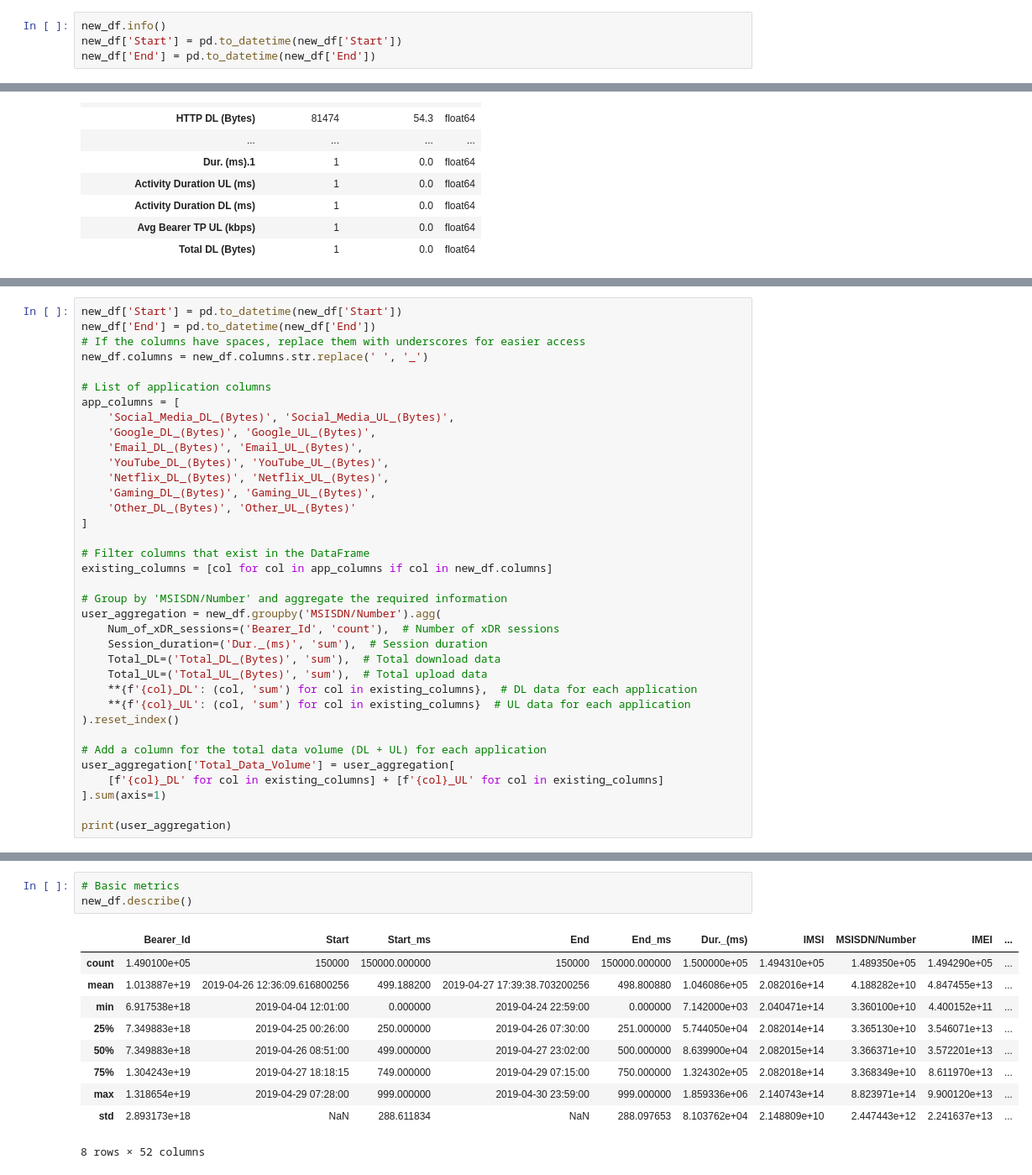
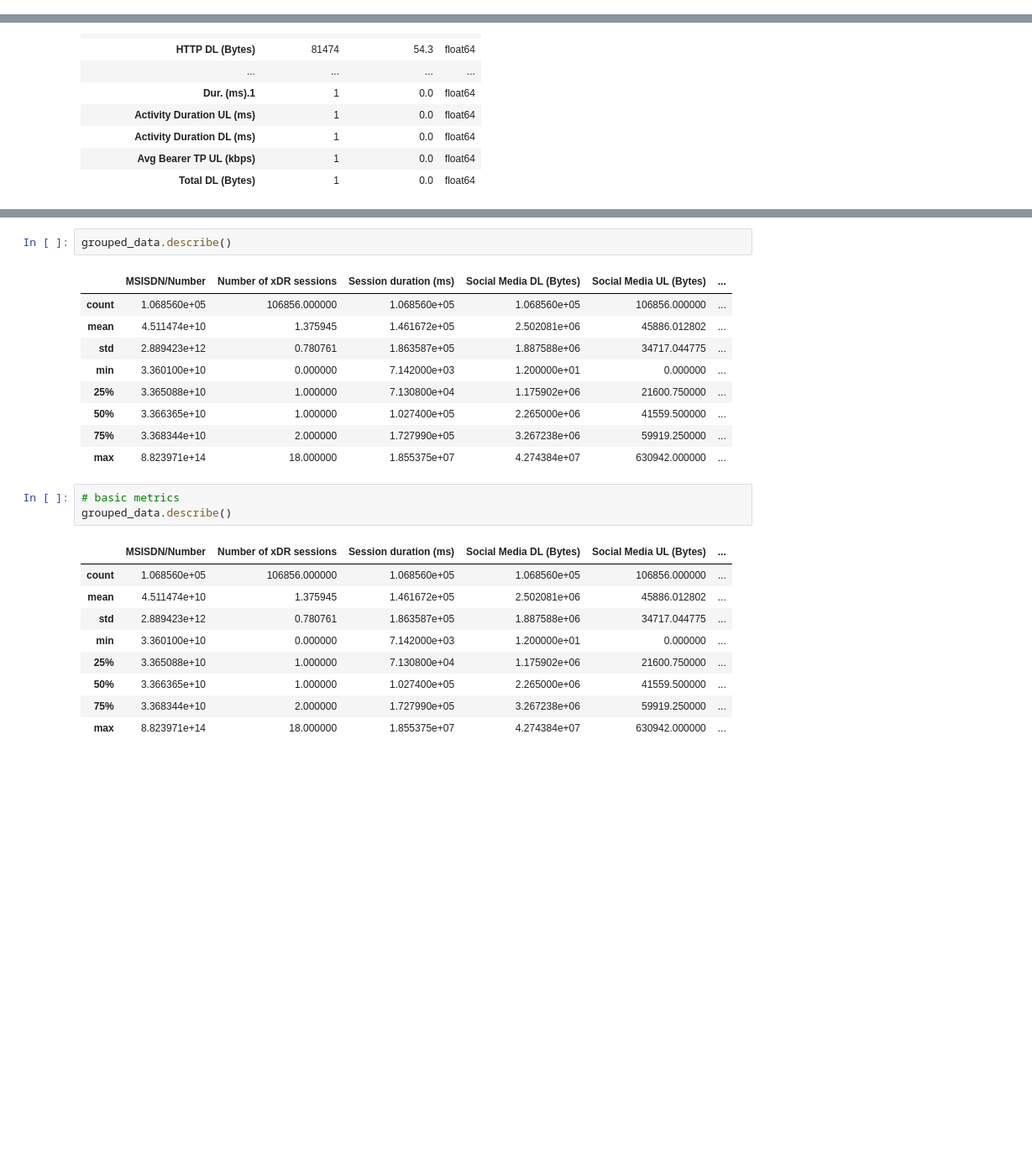
Before and after one commit to JaraGu/-Telecom-User-Analytics, a Jupyter notebook: notebooks/analysis.ipynb, the cells around one changed output, grey strips where cells are left out. Shown at 84% size. Cells and saved outputs as stored; diff of their text form; blank space fills up the shorter version.

```diff
--- a/notebooks/analysis.ipynb
+++ b/notebooks/analysis.ipynb
@@ -31,7 +33,3 @@ df.head()
 5 rows × 55 columns
 # %%
 new_df=df.copy()
-# %%
-new_df.info()
-new_df['Start'] = pd.to_datetime(new_df['Start'])
-new_df['End'] = pd.to_datetime(new_df['End'])
@@ -192,36 +128,0 @@ Aggregate per user the following information in the column
-# %%
-new_df['Start'] = pd.to_datetime(new_df['Start'])
-new_df['End'] = pd.to_datetime(new_df['End'])
-# If the columns have spaces, replace them with underscores for easier access
-new_df.columns = new_df.columns.str.replace(' ', '_')
-
-# List of application columns
-app_columns = [
-    'Social_Media_DL_(Bytes)', 'Social_Media_UL_(Bytes)',
-    'Google_DL_(Bytes)', 'Google_UL_(Bytes)',
-    'Email_DL_(Bytes)', 'Email_UL_(Bytes)',
-    'YouTube_DL_(Bytes)', 'YouTube_UL_(Bytes)',
-    'Netflix_DL_(Bytes)', 'Netflix_UL_(Bytes)',
-    'Gaming_DL_(Bytes)', 'Gaming_UL_(Bytes)',
-    'Other_DL_(Bytes)', 'Other_UL_(Bytes)'
-]
-
-# Filter columns that exist in the DataFrame
-existing_columns = [col for col in app_columns if col in new_df.columns]
-
-# Group by 'MSISDN/Number' and aggregate the required information
-user_aggregation = new_df.groupby('MSISDN/Number').agg(
-    Num_of_xDR_sessions=('Bearer_Id', 'count'),  # Number of xDR sessions
-    Session_duration=('Dur._(ms)', 'sum'),  # Session duration
-    Total_DL=('Total_DL_(Bytes)', 'sum'),  # Total download data
-    Total_UL=('Total_UL_(Bytes)', 'sum'),  # Total upload data
-    **{f'{col}_DL': (col, 'sum') for col in existing_columns},  # DL data for each application
-    **{f'{col}_UL': (col, 'sum') for col in existing_columns}  # UL data for each application
-).reset_index()
-
-# Add a column for the total data volume (DL + UL) for each application
-user_aggregation['Total_Data_Volume'] = user_aggregation[
-    [f'{col}_DL' for col in existing_columns] + [f'{col}_UL' for col in existing_columns]
-].sum(axis=1)
-
-print(user_aggregation)
@@ -246,14 +181,25 @@ print(user_aggregation)
+# %%
+grouped_data.describe()
+# %% [output]
+|  | MSISDN/Number | Number of xDR sessions | Session duration (ms) | Social Media DL (Bytes) | Social Media UL (Bytes) | ... |
+| count | 1.068560e+05 | 106856.000000 | 1.068560e+05 | 1.068560e+05 | 106856.000000 | ... |
+| mean | 4.511474e+10 | 1.375945 | 1.461672e+05 | 2.502081e+06 | 45886.012802 | ... |
+| std | 2.889423e+12 | 0.780761 | 1.863587e+05 | 1.887588e+06 | 34717.044775 | ... |
+| min | 3.360100e+10 | 0.000000 | 7.142000e+03 | 1.200000e+01 | 0.000000 | ... |
+| 25% | 3.365088e+10 | 1.000000 | 7.130800e+04 | 1.175902e+06 | 21600.750000 | ... |
+| 50% | 3.366365e+10 | 1.000000 | 1.027400e+05 | 2.265000e+06 | 41559.500000 | ... |
+| 75% | 3.368344e+10 | 2.000000 | 1.727990e+05 | 3.267238e+06 | 59919.250000 | ... |
+| max | 8.823971e+14 | 18.000000 | 1.855375e+07 | 4.274384e+07 | 630942.000000 | ... |
 # %%
-# Basic metrics
-new_df.describe()
+# basic metrics
+grouped_data.describe()
 # %% [output]
-|  | Bearer_Id | Start | Start_ms | End | End_ms | Dur._(ms) | IMSI | MSISDN/Number | IMEI | ... |
-| count | 1.490100e+05 | 150000 | 150000.000000 | 150000 | 150000.000000 | 1.500000e+05 | 1.494310e+05 | 1.489350e+05 | 1.494290e+05 | ... |
-| mean | 1.013887e+19 | 2019-04-26 12:36:09.616800256 | 499.188200 | 2019-04-27 17:39:38.703200256 | 498.800880 | 1.046086e+05 | 2.082016e+14 | 4.188282e+10 | 4.847455e+13 | ... |
-| min | 6.917538e+18 | 2019-04-04 12:01:00 | 0.000000 | 2019-04-24 22:59:00 | 0.000000 | 7.142000e+03 | 2.040471e+14 | 3.360100e+10 | 4.400152e+11 | ... |
-| 25% | 7.349883e+18 | 2019-04-25 00:26:00 | 250.000000 | 2019-04-26 07:30:00 | 251.000000 | 5.744050e+04 | 2.082014e+14 | 3.365130e+10 | 3.546071e+13 | ... |
-| 50% | 7.349883e+18 | 2019-04-26 08:51:00 | 499.000000 | 2019-04-27 23:02:00 | 500.000000 | 8.639900e+04 | 2.082015e+14 | 3.366371e+10 | 3.572201e+13 | ... |
-| 75% | 1.304243e+19 | 2019-04-27 18:18:15 | 749.000000 | 2019-04-29 07:15:00 | 750.000000 | 1.324302e+05 | 2.082018e+14 | 3.368349e+10 | 8.611970e+13 | ... |
-| max | 1.318654e+19 | 2019-04-29 07:28:00 | 999.000000 | 2019-04-30 23:59:00 | 999.000000 | 1.859336e+06 | 2.140743e+14 | 8.823971e+14 | 9.900120e+13 | ... |
-| std | 2.893173e+18 | NaN | 288.611834 | NaN | 288.097653 | 8.103762e+04 | 2.148809e+10 | 2.447443e+12 | 2.241637e+13 | ... |
+|  | MSISDN/Number | Number of xDR sessions | Session duration (ms) | Social Media DL (Bytes) | Social Media UL (Bytes) | ... |
+| count | 1.068560e+05 | 106856.000000 | 1.068560e+05 | 1.068560e+05 | 106856.000000 | ... |
+| mean | 4.511474e+10 | 1.375945 | 1.461672e+05 | 2.502081e+06 | 45886.012802 | ... |
+| std | 2.889423e+12 | 0.780761 | 1.863587e+05 | 1.887588e+06 | 34717.044775 | ... |
+| min | 3.360100e+10 | 0.000000 | 7.142000e+03 | 1.200000e+01 | 0.000000 | ... |
+| 25% | 3.365088e+10 | 1.000000 | 7.130800e+04 | 1.175902e+06 | 21600.750000 | ... |
+| 50% | 3.366365e+10 | 1.000000 | 1.027400e+05 | 2.265000e+06 | 41559.500000 | ... |
+| 75% | 3.368344e+10 | 2.000000 | 1.727990e+05 | 3.267238e+06 | 59919.250000 | ... |
+| max | 8.823971e+14 | 18.000000 | 1.855375e+07 | 4.274384e+07 | 630942.000000 | ... |
-8 rows × 52 columns
```
Also changed, not shown: parts of 19 cells of this notebook, 3 other files.
